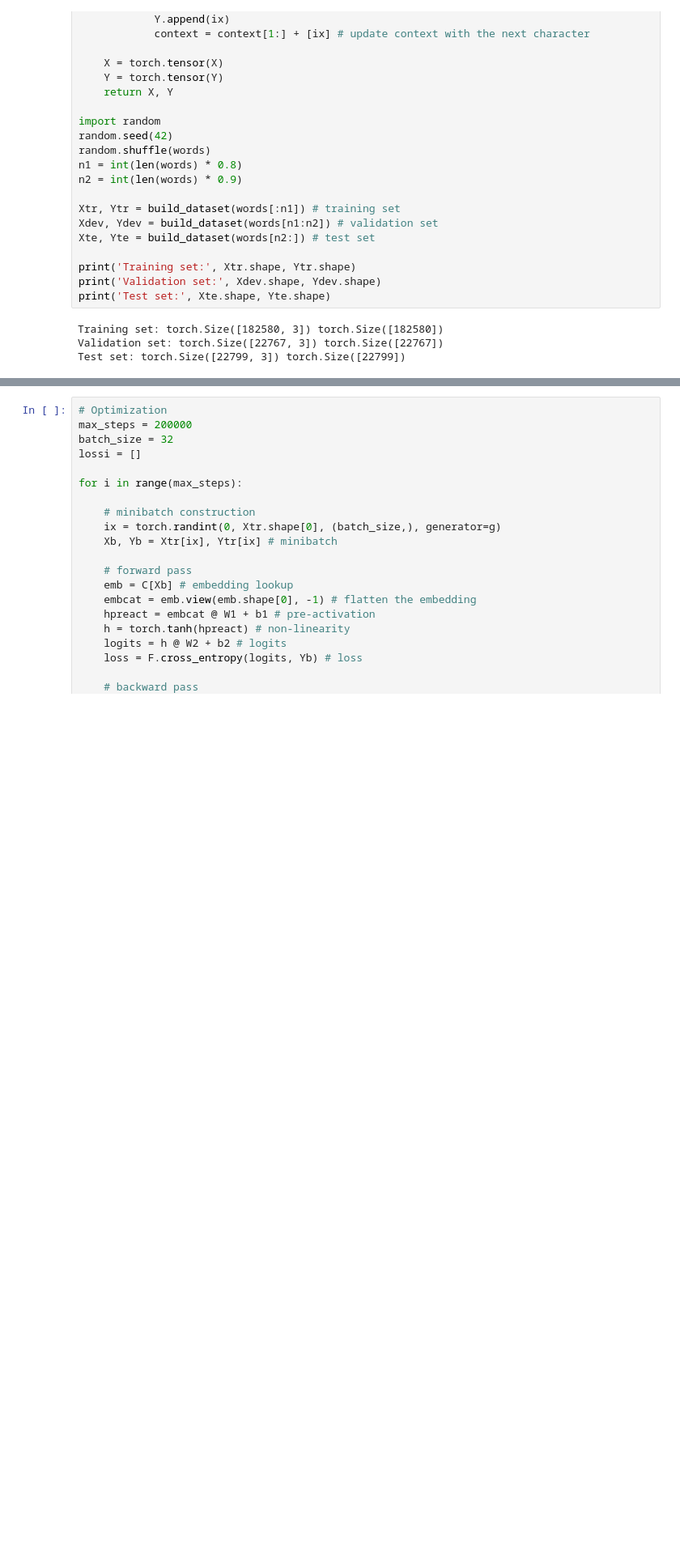
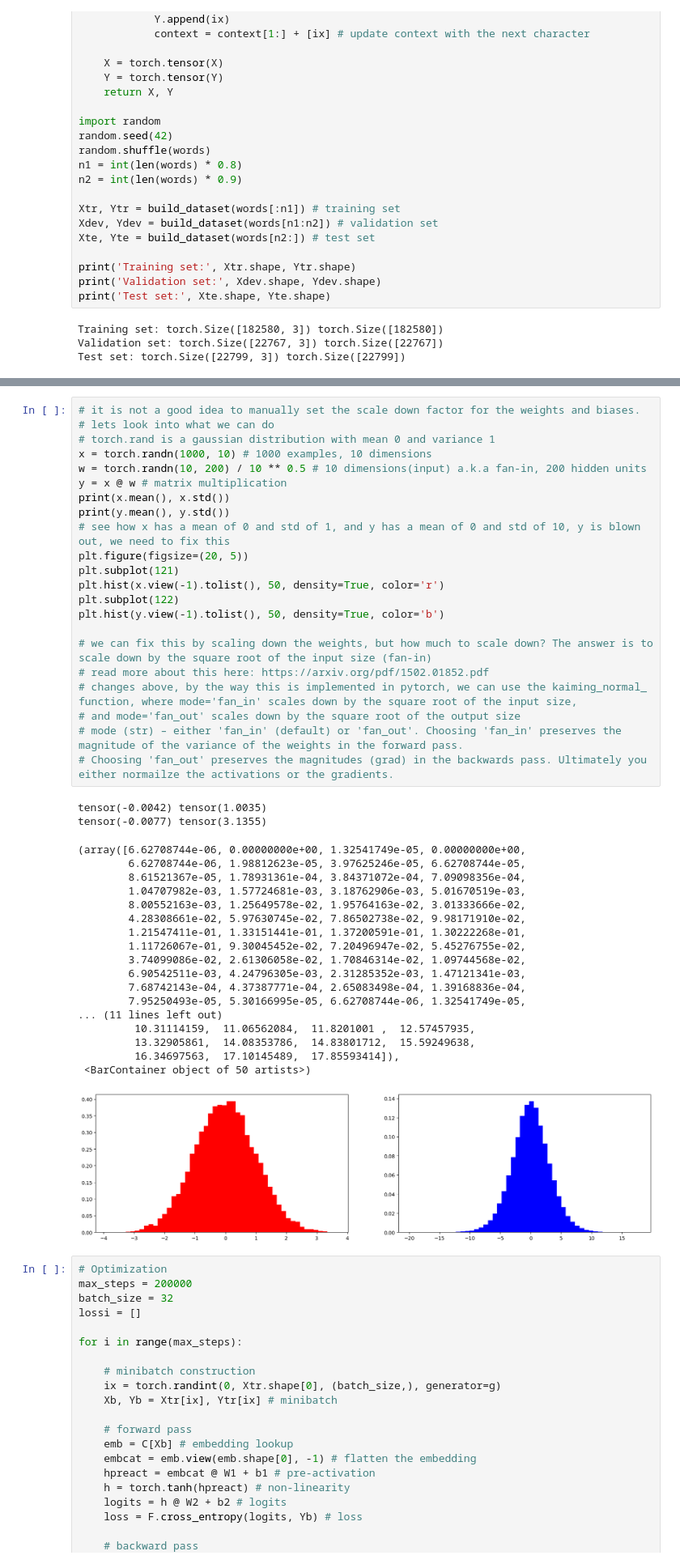
Before and after one commit to badlogicmanpreet/mini-models, a Jupyter notebook: src/neural_language_model/models_3.ipynb, the cells around one changed output, grey strips where cells are left out. Shown at 81% size. Drawn from its saved outputs; the diff is of its cells as text; blank space fills up the shorter version.

```diff
--- a/src/neural_language_model/models_3.ipynb
+++ b/src/neural_language_model/models_3.ipynb
@@ -100,3 +111,46 @@ Number of parameters: 11897
+# %%
+# it is not a good idea to manually set the scale down factor for the weights and biases.
+# lets look into what we can do
+# torch.rand is a gaussian distribution with mean 0 and variance 1
+x = torch.randn(1000, 10) # 1000 examples, 10 dimensions
+w = torch.randn(10, 200) / 10 ** 0.5 # 10 dimensions(input) a.k.a fan-in, 200 hidden units
+y = x @ w # matrix multiplication
+print(x.mean(), x.std())
+print(y.mean(), y.std())
+# see how x has a mean of 0 and std of 1, and y has a mean of 0 and std of 10, y is blown out, we need to fix this
+plt.figure(figsize=(20, 5))
+plt.subplot(121)
+plt.hist(x.view(-1).tolist(), 50, density=True, color='r')
+plt.subplot(122)
+plt.hist(y.view(-1).tolist(), 50, density=True, color='b')
+
+# we can fix this by scaling down the weights, but how much to scale down? The answer is to scale down by the square root of the input size (fan-in)
+# read more about this here: https://arxiv.org/pdf/1502.01852.pdf
+# changes above, by the way this is implemented in pytorch, we can use the kaiming_normal_ function, where mode='fan_in' scales down by the square root of the input size,
+# and mode='fan_out' scales down by the square root of the output size
+# mode (str) – either 'fan_in' (default) or 'fan_out'. Choosing 'fan_in' preserves the magnitude of the variance of the weights in the forward pass.
+# Choosing 'fan_out' preserves the magnitudes (grad) in the backwards pass. Ultimately you either normailze the activations or the gradients.
+# %% [output]
+tensor(-0.0042) tensor(1.0035)
+tensor(-0.0077) tensor(3.1355)
+(array([6.62708744e-06, 0.00000000e+00, 1.32541749e-05, 0.00000000e+00,
+        6.62708744e-06, 1.98812623e-05, 3.97625246e-05, 6.62708744e-05,
+        8.61521367e-05, 1.78931361e-04, 3.84371072e-04, 7.09098356e-04,
+        1.04707982e-03, 1.57724681e-03, 3.18762906e-03, 5.01670519e-03,
+        8.00552163e-03, 1.25649578e-02, 1.95764163e-02, 3.01333666e-02,
+        4.28308661e-02, 5.97630745e-02, 7.86502738e-02, 9.98171910e-02,
+        1.21547411e-01, 1.33151441e-01, 1.37200591e-01, 1.30222268e-01,
+        1.11726067e-01, 9.30045452e-02, 7.20496947e-02, 5.45276755e-02,
+        3.74099086e-02, 2.61306058e-02, 1.70846314e-02, 1.09744568e-02,
+        6.90542511e-03, 4.24796305e-03, 2.31285352e-03, 1.47121341e-03,
+        7.68742143e-04, 4.37387771e-04, 2.65083498e-04, 1.39168836e-04,
+        7.95250493e-05, 5.30166995e-05, 6.62708744e-06, 1.32541749e-05,
+... (11 lines left out)
+         10.31114159,  11.06562084,  11.8201001 ,  12.57457935,
+         13.32905861,  14.08353786,  14.83801712,  15.59249638,
+         16.34697563,  17.10145489,  17.85593414]),
+ <BarContainer object of 50 artists>)
+[figure, added]
 # %%
 # Optimization
 max_steps = 200000
```
Also changed, not shown: parts of 5 cells of this notebook.
